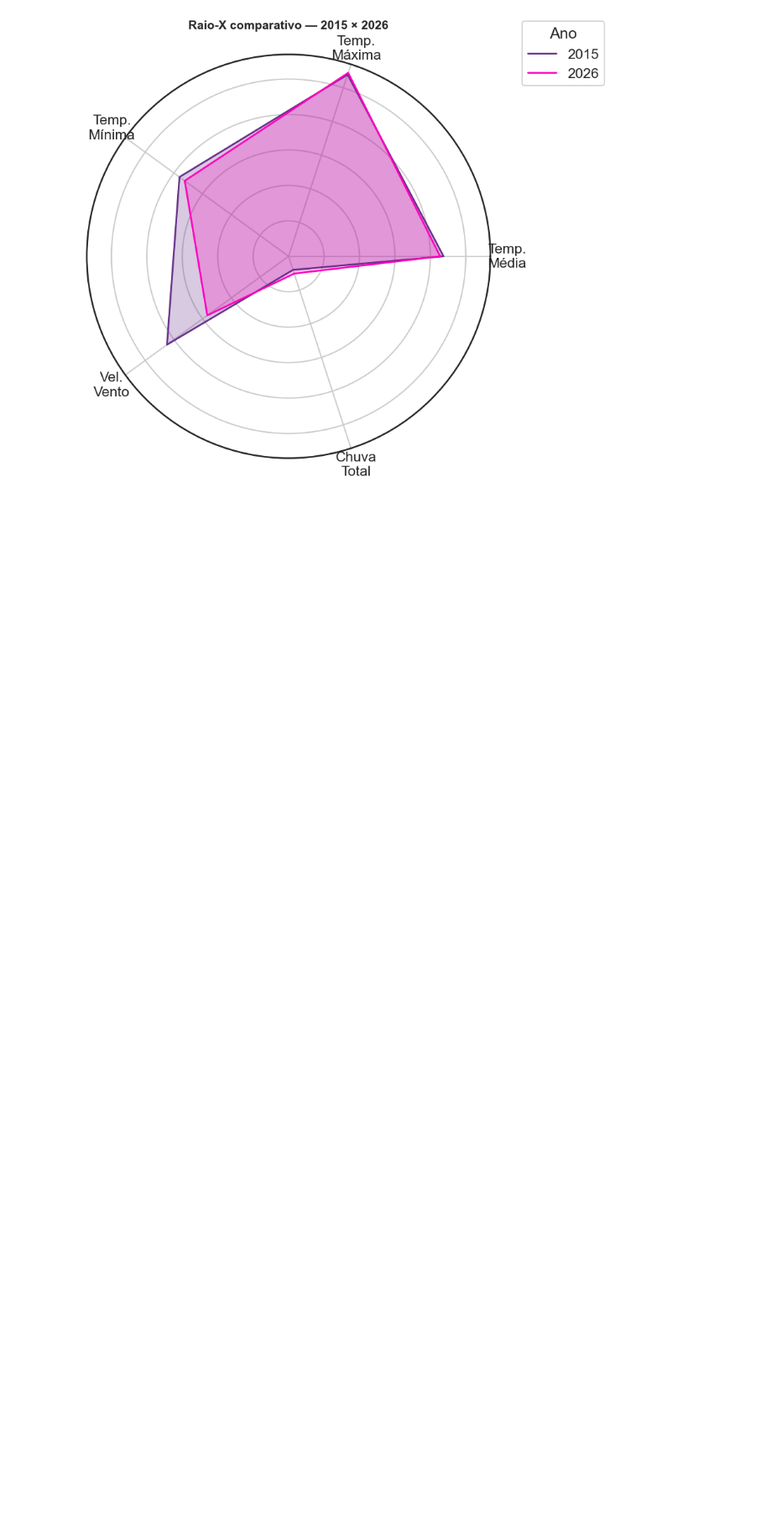
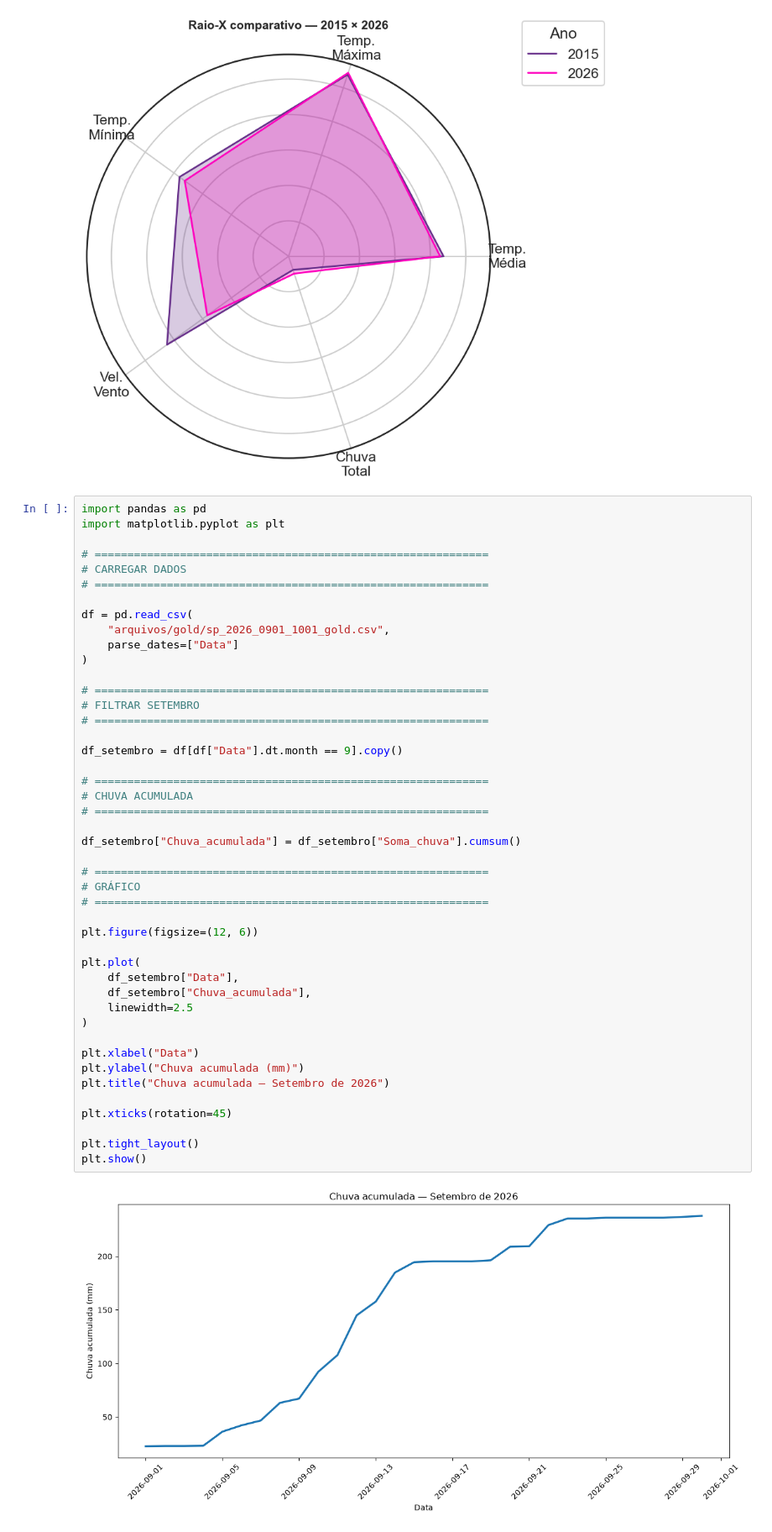
Before and after one commit to gziinx/El_nino, a Jupyter notebook: comparaca_chuva.ipynb, the cells around one changed output. Shown at 84% size. Cells and saved outputs as stored; diff of their text form; blank space fills up the shorter version.

```diff
--- a/comparaca_chuva.ipynb
+++ b/comparaca_chuva.ipynb
@@ -936,3 +936,50 @@ plt.savefig(
 plt.show()
 # %% [output]
 [figure]
+# %%
+import pandas as pd
+import matplotlib.pyplot as plt
+
+# ============================================================
+# CARREGAR DADOS
+# ============================================================
+
+df = pd.read_csv(
+    "arquivos/gold/sp_2026_0901_1001_gold.csv",
+    parse_dates=["Data"]
+)
+
+# ============================================================
+# FILTRAR SETEMBRO
+# ============================================================
+
+df_setembro = df[df["Data"].dt.month == 9].copy()
+
+# ============================================================
+# CHUVA ACUMULADA
+# ============================================================
+
+df_setembro["Chuva_acumulada"] = df_setembro["Soma_chuva"].cumsum()
+
+# ============================================================
+# GRÁFICO
+# ============================================================
+
+plt.figure(figsize=(12, 6))
+
+plt.plot(
+    df_setembro["Data"],
+    df_setembro["Chuva_acumulada"],
+    linewidth=2.5
+)
+
+plt.xlabel("Data")
+plt.ylabel("Chuva acumulada (mm)")
+plt.title("Chuva acumulada — Setembro de 2026")
+
+plt.xticks(rotation=45)
+
+plt.tight_layout()
+plt.show()
+# %% [output]
+[figure, added]
```
Also changed, not shown: parts of 1 cell of this notebook.
